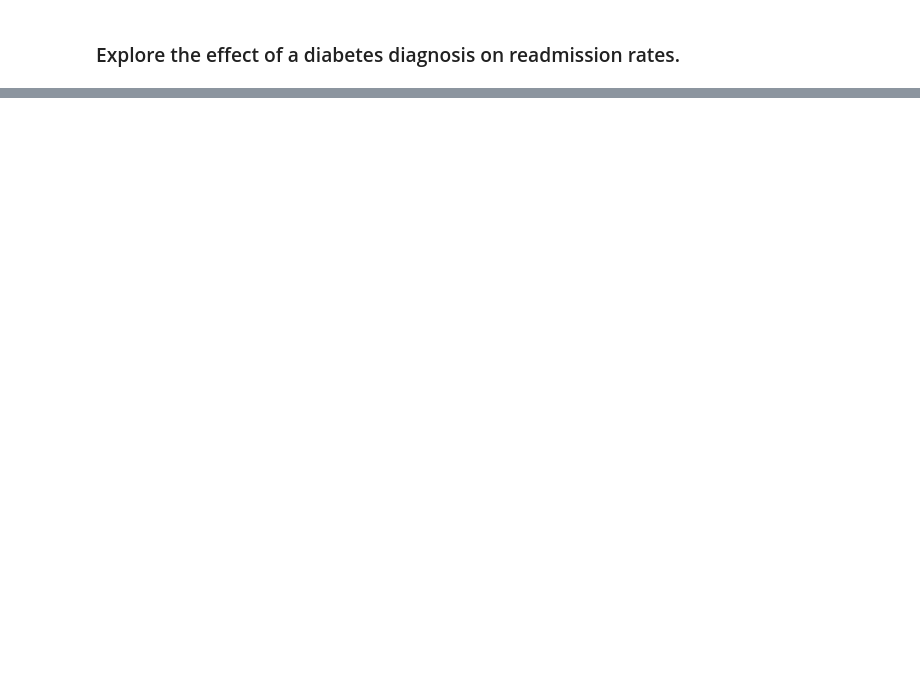
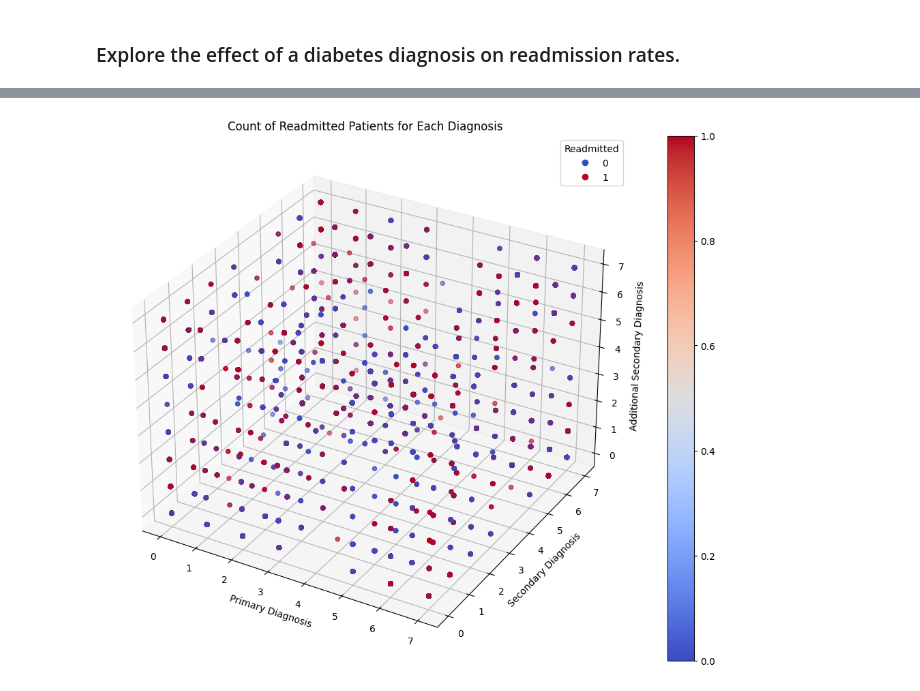
Before and after one commit to prabinpanta0/Patient-Readmission-Prediction, a Jupyter notebook: GHM.ipynb, the cells around one changed output, grey strips where cells are left out. Saved outputs shown, nothing was run; the diff lists cells and outputs as text; code cells hidden in the pictures; blank space fills up the shorter version.

```diff
--- a/GHM.ipynb
+++ b/GHM.ipynb
@@ -381,0 +491,39 @@ plt.show()
+# %%
+# Map 'yes' to 1 and 'no' to 0 in the 'readmitted' column
+es = df['readmitted'].map({'yes': 1, 'no': 0})
+
+# Convert categorical data to numeric codes
+x = df['primary_diagnosis'].cat.codes
+y = df['sec_diagnosis'].cat.codes
+z = df['additional_sec_diag'].cat.codes
+
+# Set color based on 'readmitted' column
+c = es
+
+# Adjust the figure size for better viewing
+fig = plt.figure(figsize=(15, 10))
+
+# Create a 3D plot
+ax = fig.add_subplot(111, projection='3d')
+
+# Plot the 3D heatmap
+img = ax.scatter(x, y, z, c=c, cmap='coolwarm', marker='o')
+
+# Add a color bar
+fig.colorbar(img)
+
+# Set axis labels
+ax.set_xlabel('Primary Diagnosis')
+ax.set_ylabel('Secondary Diagnosis')
+ax.set_zlabel('Additional Secondary Diagnosis')
+
+# Set title
+plt.title('Count of Readmitted Patients for Each Diagnosis')
+
+# Position legend outside the plot
+plt.legend(*img.legend_elements(), title='Readmitted')
+
+# Show the 3D heatmap
+plt.show()
+# %% [output]
+[figure, added]
```
Also changed, not shown: parts of 24 cells of this notebook.
